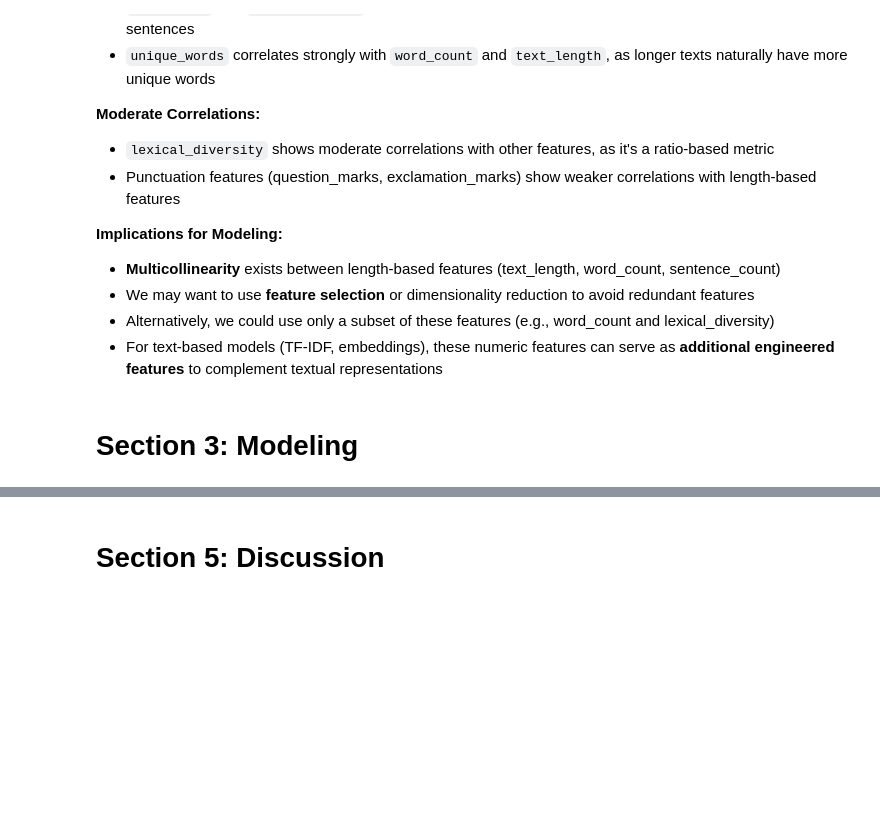
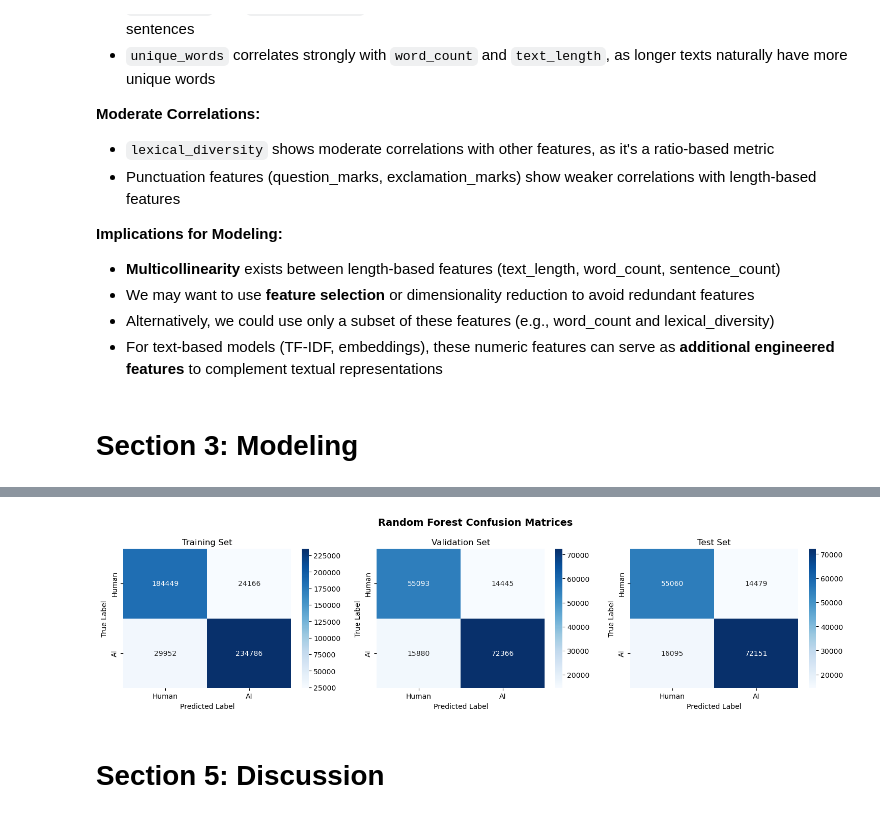
Before and after one commit to charliespy/CSE158_Assignment2, a Jupyter notebook: assignment2.ipynb, the cells around one changed output, grey strips where cells are left out. Saved outputs shown, nothing was run; the diff lists cells and outputs as text; code cells hidden in the pictures; blank space fills up the shorter version.

```diff
--- a/assignment2.ipynb
+++ b/assignment2.ipynb
@@ -464,0 +780,22 @@ The correlation matrix reveals important relationships between features:
+# %%
+y_train_pred_rf = rf_model.predict(X_train_eng_full_scaled)
+y_val_pred_rf = rf_model.predict(X_val_eng_full_scaled)
+y_test_pred_rf = rf_model.predict(X_test_eng_full_scaled)
+
+print("Random Forest - Training Set:")
+print(f"  Accuracy: {accuracy_score(y_train_full, y_train_pred_rf):.4f}")
+print(f"  Precision: {precision_score(y_train_full, y_train_pred_rf):.4f}")
+print(f"  Recall: {recall_score(y_train_full, y_train_pred_rf):.4f}")
+print(f"  F1-score: {f1_score(y_train_full, y_train_pred_rf):.4f}")
+
+print("\nRandom Forest - Validation Set:")
+print(f"  Accuracy: {accuracy_score(y_val_full, y_val_pred_rf):.4f}")
+print(f"  Precision: {precision_score(y_val_full, y_val_pred_rf):.4f}")
+print(f"  Recall: {recall_score(y_val_full, y_val_pred_rf):.4f}")
+print(f"  F1-score: {f1_score(y_val_full, y_val_pred_rf):.4f}")
+
+print("\nRandom Forest - Test Set:")
+print(f"  Accuracy: {accuracy_score(y_test_full, y_test_pred_rf):.4f}")
+print(f"  Precision: {precision_score(y_test_full, y_test_pred_rf):.4f}")
+print(f"  Recall: {recall_score(y_test_full, y_test_pred_rf):.4f}")
+print(f"  F1-score: {f1_score(y_test_full, y_test_pred_rf):.4f}")
@@ -465,2 +820,22 @@ The correlation matrix reveals important relationships between features:
+# %%
+fig, axes = plt.subplots(1, 3, figsize=(15, 4))
+
+for idx, (y_true, y_pred, title) in enumerate([
+    (y_train_full, y_train_pred_rf, 'Training Set'),
+    (y_val_full, y_val_pred_rf, 'Validation Set'),
+    (y_test_full, y_test_pred_rf, 'Test Set')
+]):
+    cm = confusion_matrix(y_true, y_pred)
+    sns.heatmap(cm, annot=True, fmt='d', cmap='Blues', ax=axes[idx],
+                xticklabels=['Human', 'AI'], yticklabels=['Human', 'AI'])
+    axes[idx].set_title(title)
+    axes[idx].set_ylabel('True Label')
+    axes[idx].set_xlabel('Predicted Label')
+
+plt.suptitle('Random Forest Confusion Matrices', fontsize=14, fontweight='bold')
+plt.tight_layout()
+plt.show()
+# %% [output]
+[figure, added]
 # %% [markdown]
 # Section 5: Discussion
```
Also changed, not shown: parts of 32 cells of this notebook.
